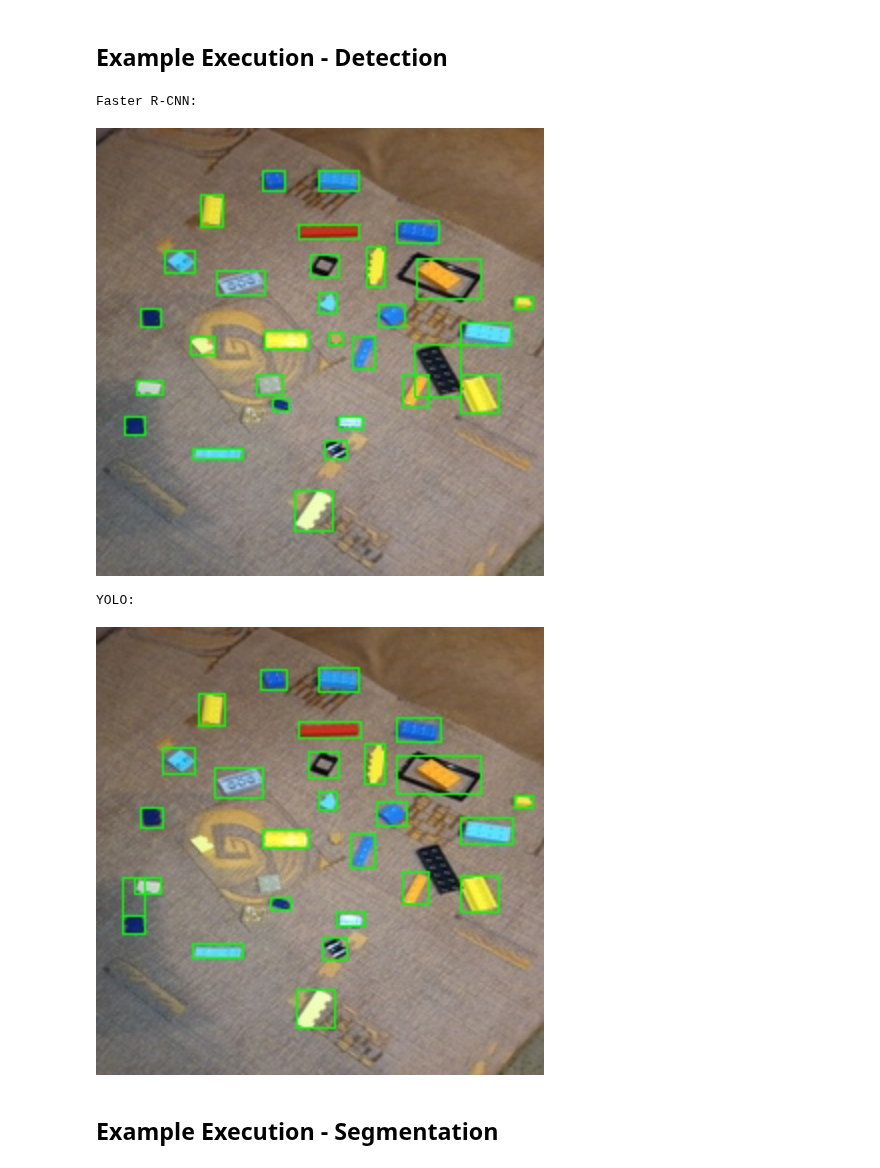
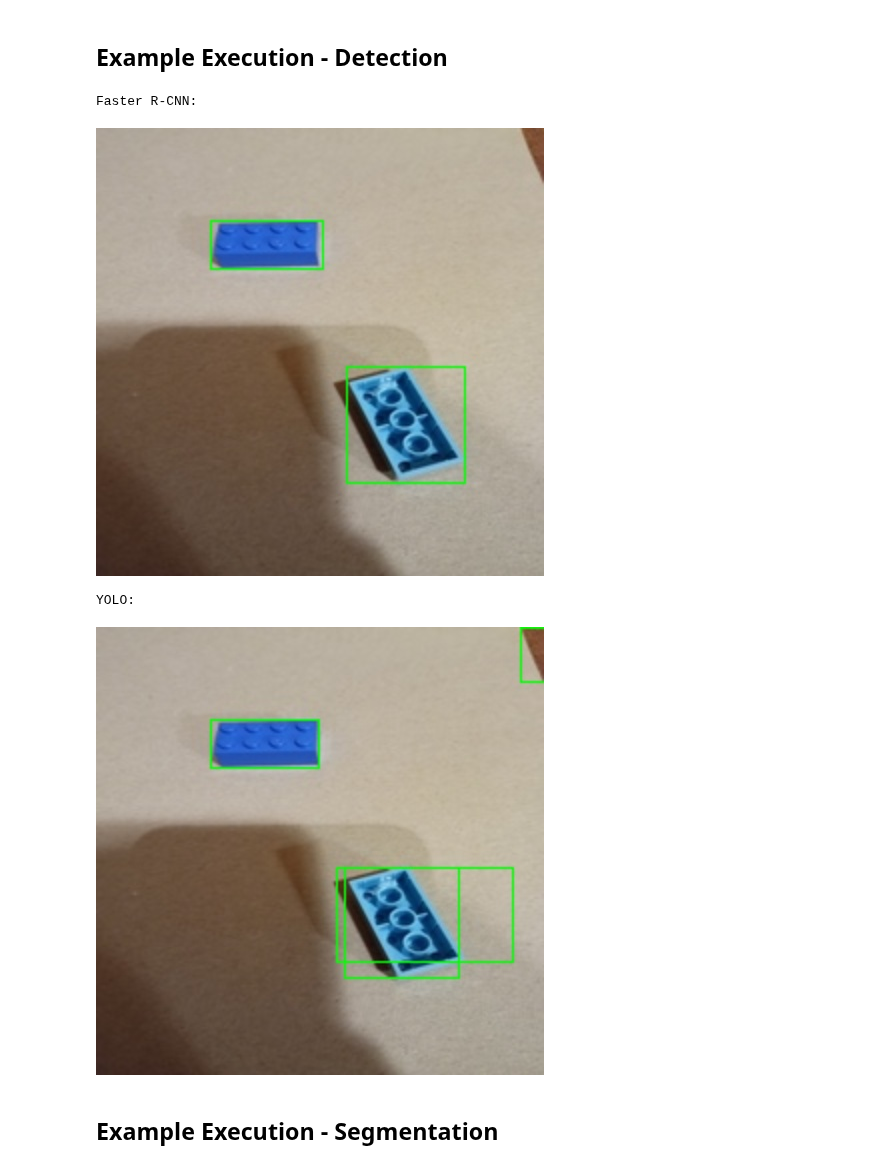
Before and after one commit to Johnny-droid/Lego-Image-Detector, a Jupyter notebook: p2/task3/task3.ipynb, the cells around one changed output. Saved outputs shown, nothing was run; the diff lists cells and outputs as text; code cells hidden in the pictures.

```diff
--- a/p2/task3/task3.ipynb
+++ b/p2/task3/task3.ipynb
@@ -273,24 +282,24 @@ def GetGroundTruthBBs(image_id):
 # %% [markdown]
 ## Example Execution - Detection
 # %%
-name = '32_1.jpg'
+name = '2_1.jpg'
 test_image = '../data/imgs/' + name
 
 model_faster = LoadFRCNNModel()
 model_yolo = LoadYoloModel()
 
 bbs_faster = RunModelFRCNN(model_faster, test_image)
 bbs_yolo = RunModelYolo(model_yolo, test_image)
 
 print('Faster R-CNN:')
 DisplayBBResults(test_image, bbs_faster)
 print('YOLO:')
 DisplayBBResults(test_image, bbs_yolo)
 # %% [output]
 Faster R-CNN:
-[figure, old version]
+[figure, new version]
 YOLO:
-[figure, old version]
+[figure, new version]
 # %% [markdown]
 ## Example Execution - Segmentation
 # %%
```
Also changed, not shown: parts of 4 cells of this notebook.
